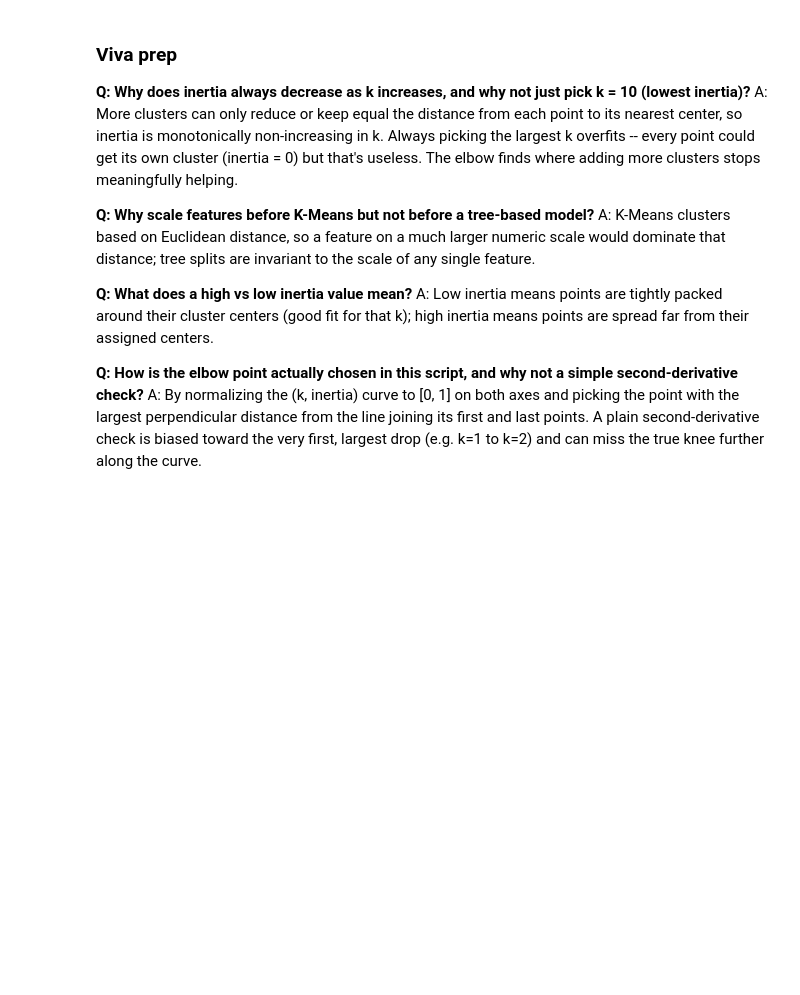
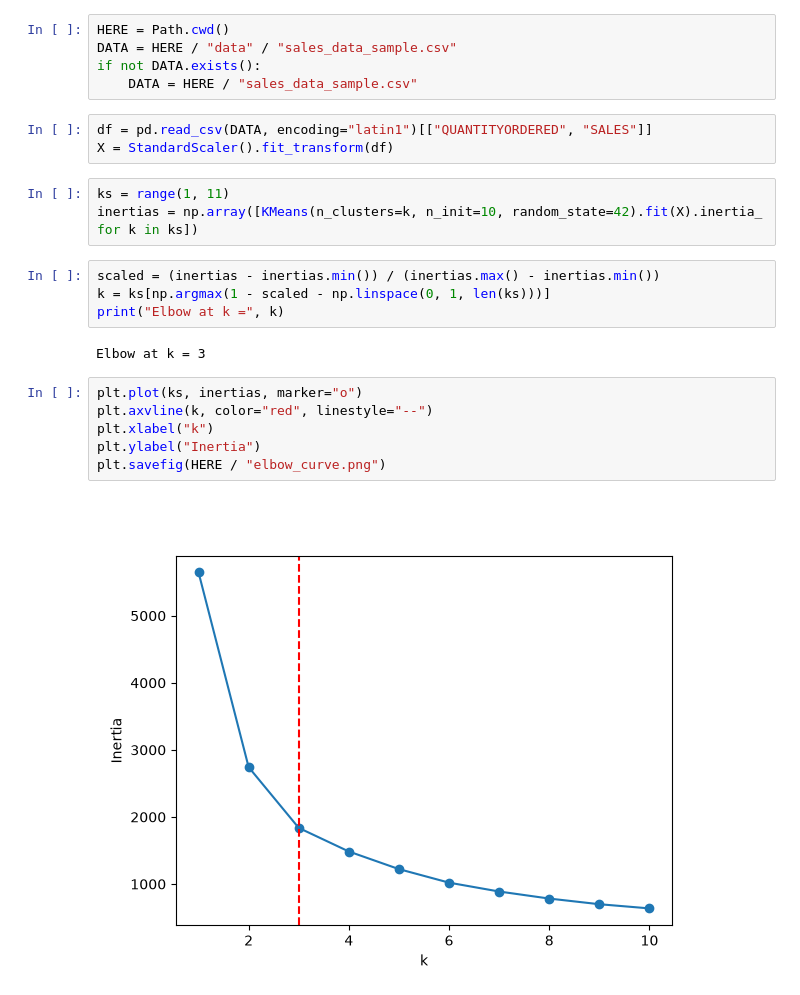
Before and after one commit to AdiGo112/Curricular, a Jupyter notebook: LP3/ML/5_KMeansClustering.ipynb, the cells around one changed output. Saved outputs shown, nothing was run; the diff lists cells and outputs as text; blank space fills up the shorter version.

```diff
--- a/LP3/ML/5_KMeansClustering.ipynb
+++ b/LP3/ML/5_KMeansClustering.ipynb
@@ -140,25 +9,25 @@ Cluster sizes: [520, 1259, 1044]
-# %% [markdown]
-### Viva prep
-
-**Q: Why does inertia always decrease as k increases, and why not just pick k = 10 (lowest
-inertia)?**
-A: More clusters can only reduce or keep equal the distance from each point to its nearest
-center, so inertia is monotonically non-increasing in k. Always picking the largest k
-overfits -- every point could get its own cluster (inertia = 0) but that's useless. The
-elbow finds where adding more clusters stops meaningfully helping.
-
-**Q: Why scale features before K-Means but not before a tree-based model?**
-A: K-Means clusters based on Euclidean distance, so a feature on a much larger numeric
-scale would dominate that distance; tree splits are invariant to the scale of any single
-feature.
-
-**Q: What does a high vs low inertia value mean?**
-A: Low inertia means points are tightly packed around their cluster centers (good fit for
-that k); high inertia means points are spread far from their assigned centers.
-
-**Q: How is the elbow point actually chosen in this script, and why not a simple
-second-derivative check?**
-A: By normalizing the (k, inertia) curve to [0, 1] on both axes and picking the point with
-the largest perpendicular distance from the line joining its first and last points. A plain
-second-derivative check is biased toward the very first, largest drop (e.g. k=1 to k=2) and
-can miss the true knee further along the curve.
+# %%
+HERE = Path.cwd()
+DATA = HERE / "data" / "sales_data_sample.csv"
+if not DATA.exists():
+    DATA = HERE / "sales_data_sample.csv"
+# %%
+df = pd.read_csv(DATA, encoding="latin1")[["QUANTITYORDERED", "SALES"]]
+X = StandardScaler().fit_transform(df)
+# %%
+ks = range(1, 11)
+inertias = np.array([KMeans(n_clusters=k, n_init=10, random_state=42).fit(X).inertia_ for k in ks])
+# %%
+scaled = (inertias - inertias.min()) / (inertias.max() - inertias.min())
+k = ks[np.argmax(1 - scaled - np.linspace(0, 1, len(ks)))]
+print("Elbow at k =", k)
+# %% [output]
+Elbow at k = 3
+# %%
+plt.plot(ks, inertias, marker="o")
+plt.axvline(k, color="red", linestyle="--")
+plt.xlabel("k")
+plt.ylabel("Inertia")
+plt.savefig(HERE / "elbow_curve.png")
+# %% [output]
+[figure, added]
```
Also changed, not shown: parts of 9 cells of this notebook, 19 other files.
